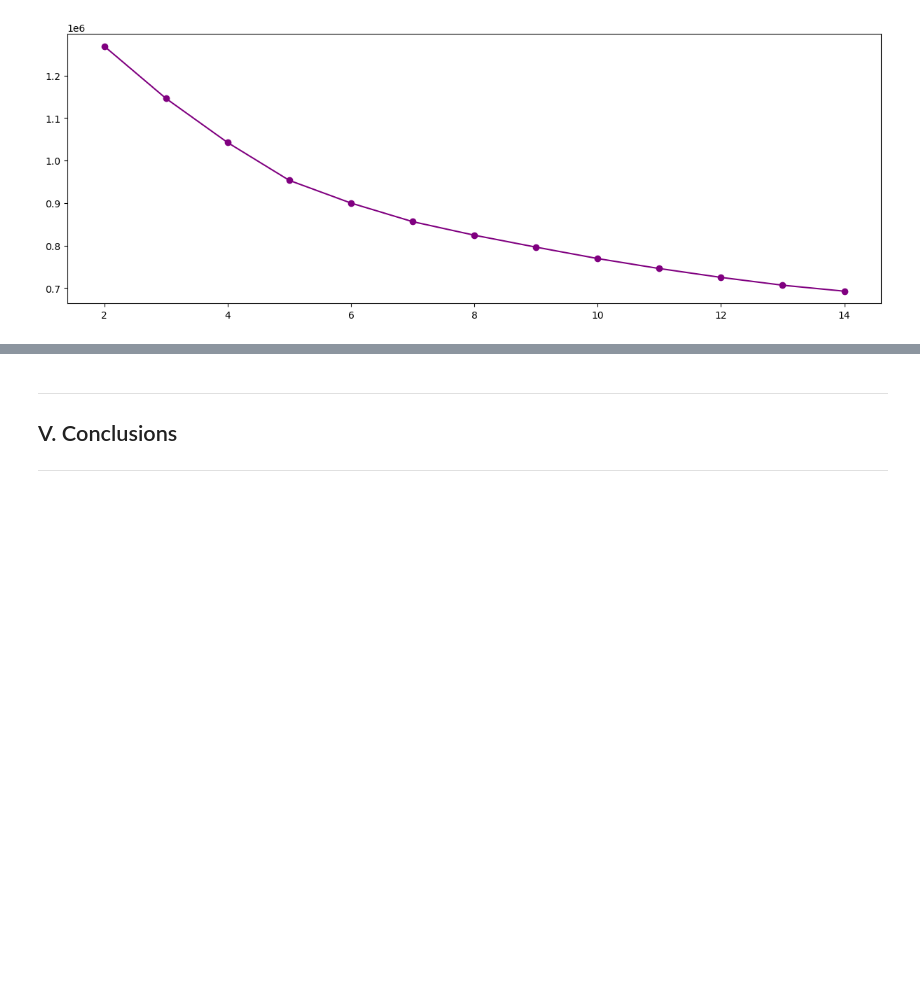
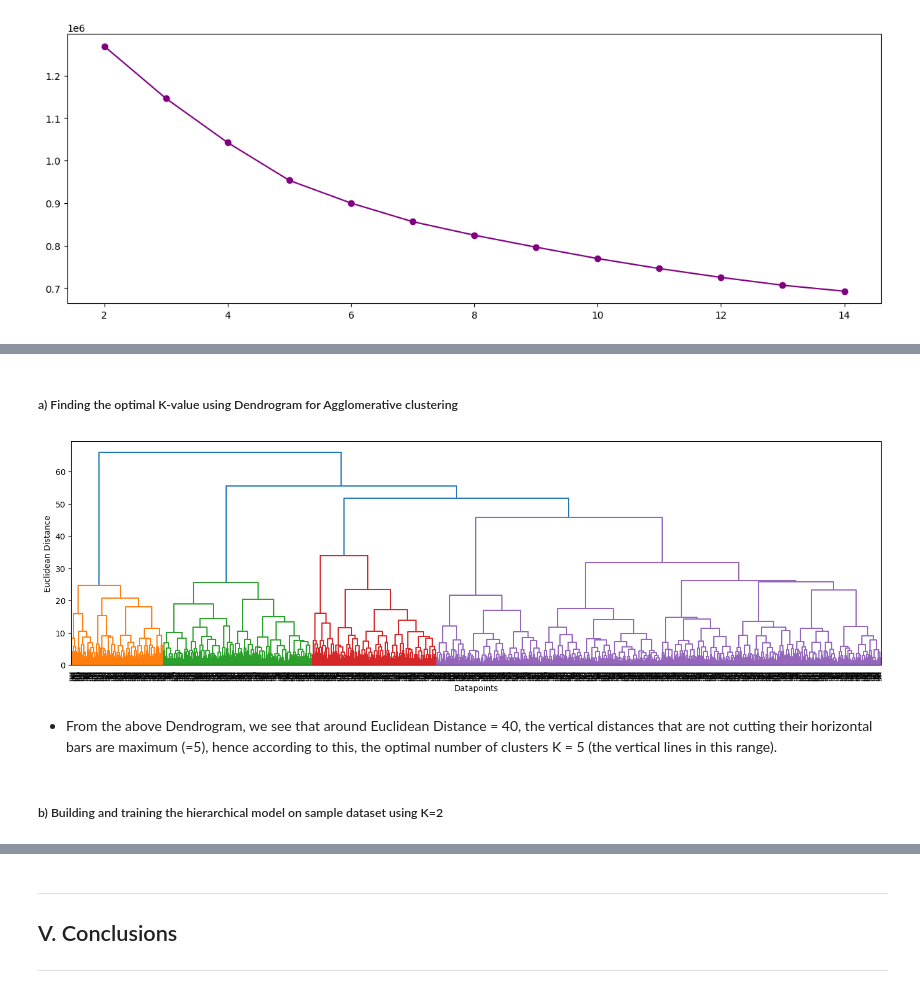
Before and after one commit to AHSGit/Abdul_Project-2_Python-for-DS, a Jupyter notebook: Unsupervised Learning - Graded Project 2.ipynb, the cells around one changed output, grey strips where cells are left out. Saved outputs shown, nothing was run; the diff lists cells and outputs as text; code cells hidden in the pictures; blank space fills up the shorter version.

```diff
--- a/Unsupervised Learning - Graded Project 2.ipynb
+++ b/Unsupervised Learning - Graded Project 2.ipynb
@@ -483,6 +511,7 @@ plt.plot(cluster_df['num_clusters'], cluster_df['cluster_errors'], marker='o', c
 # %%
-for i in range(2,6):
+df_sample = pca_df.sample(2000)
+for i in range(2,15):
     kmeans = KMeans(n_clusters=i, random_state=100)
-    kmeans.fit_predict(pca_df)
-    silhouette_avg = silhouette_score(pca_df, kmeans.labels_, metric='euclidean')
+    kmeans.fit_predict(df_sample)
+    silhouette_avg = silhouette_score(df_sample, kmeans.labels_, metric='euclidean')
     print('For n_clusters =', i,"average silhouette_score is :", silhouette_avg)
@@ -492,0 +540,16 @@ for i in range(2,6):
+# %% [markdown]
+##### a) Finding the optimal K-value using Dendrogram for Agglomerative clustering
+# %%
+df_sample = pca_df.sample(2000)
+plt.figure(figsize=[18,5])
+merg = linkage(df_sample, method='ward')
+dendrogram(merg, leaf_rotation=90)
+plt.xlabel('Datapoints')
+plt.ylabel('Euclidean Distance')
+plt.show()
+# %% [output]
+[figure, added]
+# %% [markdown]
+- From the above Dendrogram, we see that around Euclidean Distance = 40, the vertical distances that are not cutting their horizontal bars are maximum (=5), hence according to this, the optimal number of clusters K = 5 (the vertical lines in this range).
+# %% [markdown]
+##### b) Building and training the hierarchical model on sample dataset using K=2
```
Also changed, not shown: parts of 43 cells of this notebook, 1 other file.
